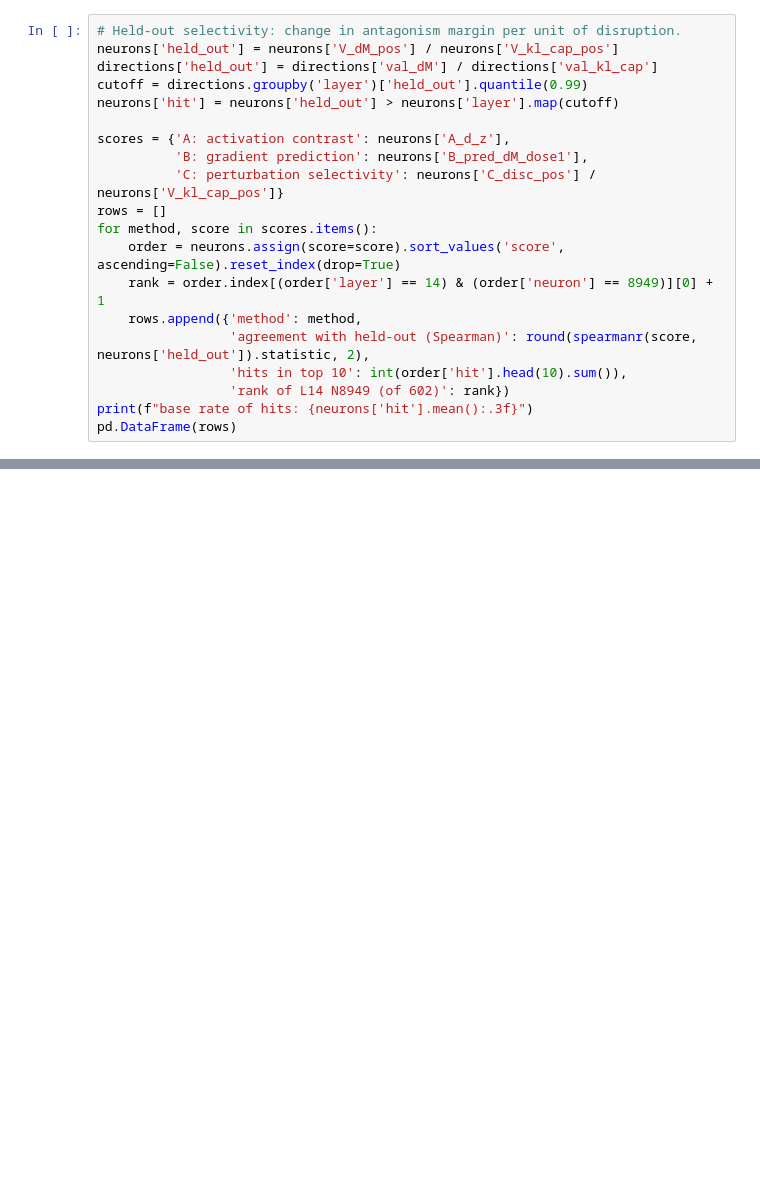
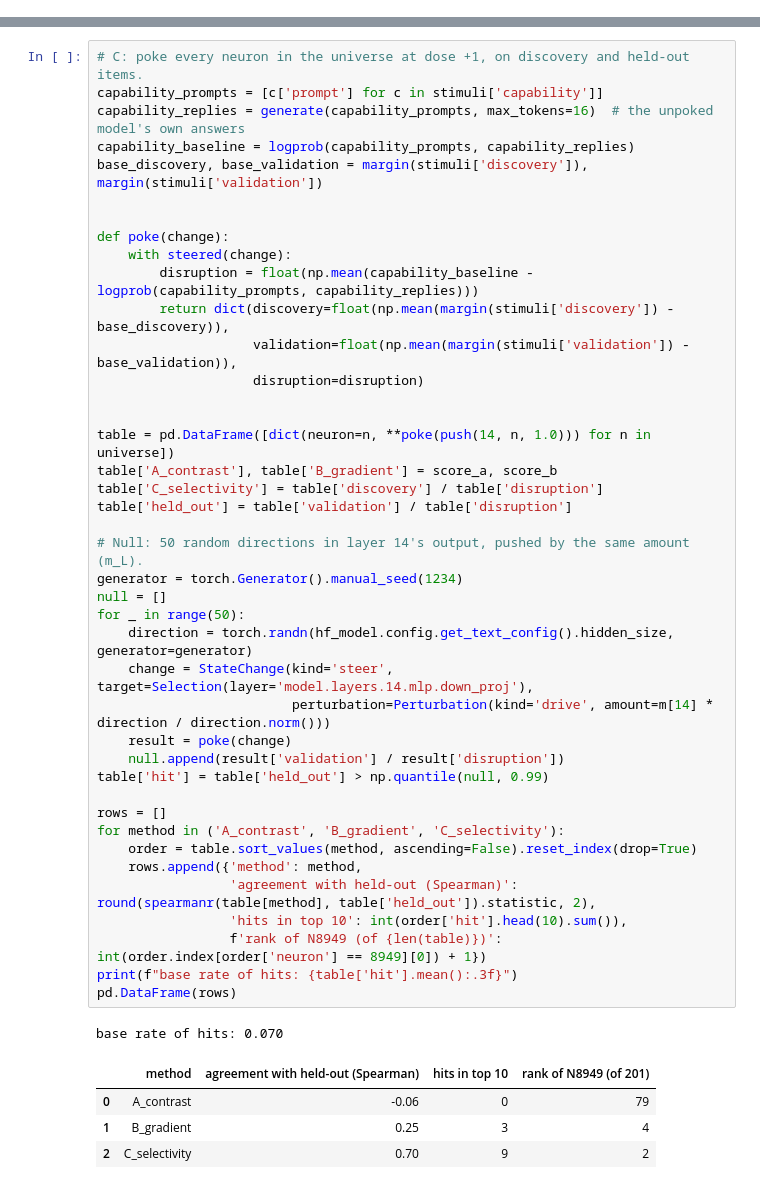
Before and after one commit to KartikP/brainscore-unified, a Jupyter notebook: notebooks/20_steer_a_language_model.ipynb, the cells around one changed output, grey strips where cells are left out. Drawn from its saved outputs; the diff is of its cells as text; blank space fills up the shorter version.

```diff
--- a/notebooks/20_steer_a_language_model.ipynb
+++ b/notebooks/20_steer_a_language_model.ipynb
@@ -157,20 +271,0 @@ Each ranking is then checked against the held-out items. A neuron counts as a hi
-# %%
-# Held-out selectivity: change in antagonism margin per unit of disruption.
-neurons['held_out'] = neurons['V_dM_pos'] / neurons['V_kl_cap_pos']
-directions['held_out'] = directions['val_dM'] / directions['val_kl_cap']
-cutoff = directions.groupby('layer')['held_out'].quantile(0.99)
-neurons['hit'] = neurons['held_out'] > neurons['layer'].map(cutoff)
-
-scores = {'A: activation contrast': neurons['A_d_z'],
-          'B: gradient prediction': neurons['B_pred_dM_dose1'],
-          'C: perturbation selectivity': neurons['C_disc_pos'] / neurons['V_kl_cap_pos']}
-rows = []
-for method, score in scores.items():
-    order = neurons.assign(score=score).sort_values('score', ascending=False).reset_index(drop=True)
-    rank = order.index[(order['layer'] == 14) & (order['neuron'] == 8949)][0] + 1
-    rows.append({'method': method,
-                 'agreement with held-out (Spearman)': round(spearmanr(score, neurons['held_out']).statistic, 2),
-                 'hits in top 10': int(order['hit'].head(10).sum()),
-                 'rank of L14 N8949 (of 602)': rank})
-print(f"base rate of hits: {neurons['hit'].mean():.3f}")
-pd.DataFrame(rows)
@@ -254,0 +325,47 @@ Limits: one model, one behavior, a word-list measure, and a selectivity metric c
+# %%
+# C: poke every neuron in the universe at dose +1, on discovery and held-out items.
+capability_prompts = [c['prompt'] for c in stimuli['capability']]
+capability_replies = generate(capability_prompts, max_tokens=16)  # the unpoked model's own answers
+capability_baseline = logprob(capability_prompts, capability_replies)
+base_discovery, base_validation = margin(stimuli['discovery']), margin(stimuli['validation'])
+
+
+def poke(change):
+    with steered(change):
+        disruption = float(np.mean(capability_baseline - logprob(capability_prompts, capability_replies)))
+        return dict(discovery=float(np.mean(margin(stimuli['discovery']) - base_discovery)),
+                    validation=float(np.mean(margin(stimuli['validation']) - base_validation)),
+                    disruption=disruption)
+
+
+table = pd.DataFrame([dict(neuron=n, **poke(push(14, n, 1.0))) for n in universe])
+table['A_contrast'], table['B_gradient'] = score_a, score_b
+table['C_selectivity'] = table['discovery'] / table['disruption']
+table['held_out'] = table['validation'] / table['disruption']
+
+# Null: 50 random directions in layer 14's output, pushed by the same amount (m_L).
+generator = torch.Generator().manual_seed(1234)
+null = []
+for _ in range(50):
+    direction = torch.randn(hf_model.config.get_text_config().hidden_size, generator=generator)
+    change = StateChange(kind='steer', target=Selection(layer='model.layers.14.mlp.down_proj'),
+                         perturbation=Perturbation(kind='drive', amount=m[14] * direction / direction.norm()))
+    result = poke(change)
+    null.append(result['validation'] / result['disruption'])
+table['hit'] = table['held_out'] > np.quantile(null, 0.99)
+
+rows = []
+for method in ('A_contrast', 'B_gradient', 'C_selectivity'):
+    order = table.sort_values(method, ascending=False).reset_index(drop=True)
+    rows.append({'method': method,
+                 'agreement with held-out (Spearman)': round(spearmanr(table[method], table['held_out']).statistic, 2),
+                 'hits in top 10': int(order['hit'].head(10).sum()),
+                 f'rank of N8949 (of {len(table)})': int(order.index[order['neuron'] == 8949][0]) + 1})
+print(f"base rate of hits: {table['hit'].mean():.3f}")
+pd.DataFrame(rows)
+# %% [output]
+base rate of hits: 0.070
+|  | method | agreement with held-out (Spearman) | hits in top 10 | rank of N8949 (of 201) |
+| 0 | A_contrast | -0.06 | 0 | 79 |
+| 1 | B_gradient | 0.25 | 3 | 4 |
+| 2 | C_selectivity | 0.70 | 9 | 2 |
```
Also changed, not shown: parts of 26 cells of this notebook, 8 other files.
